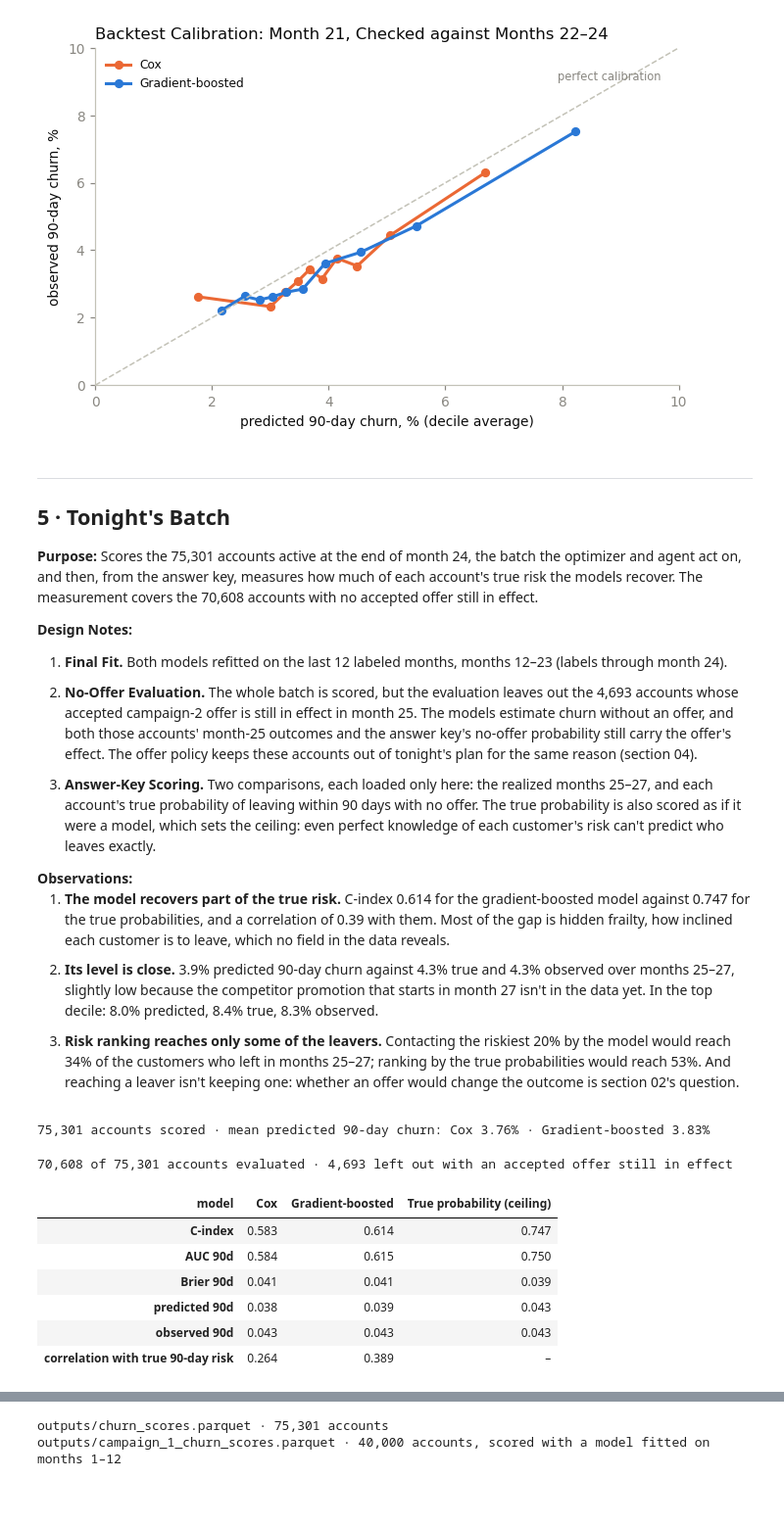
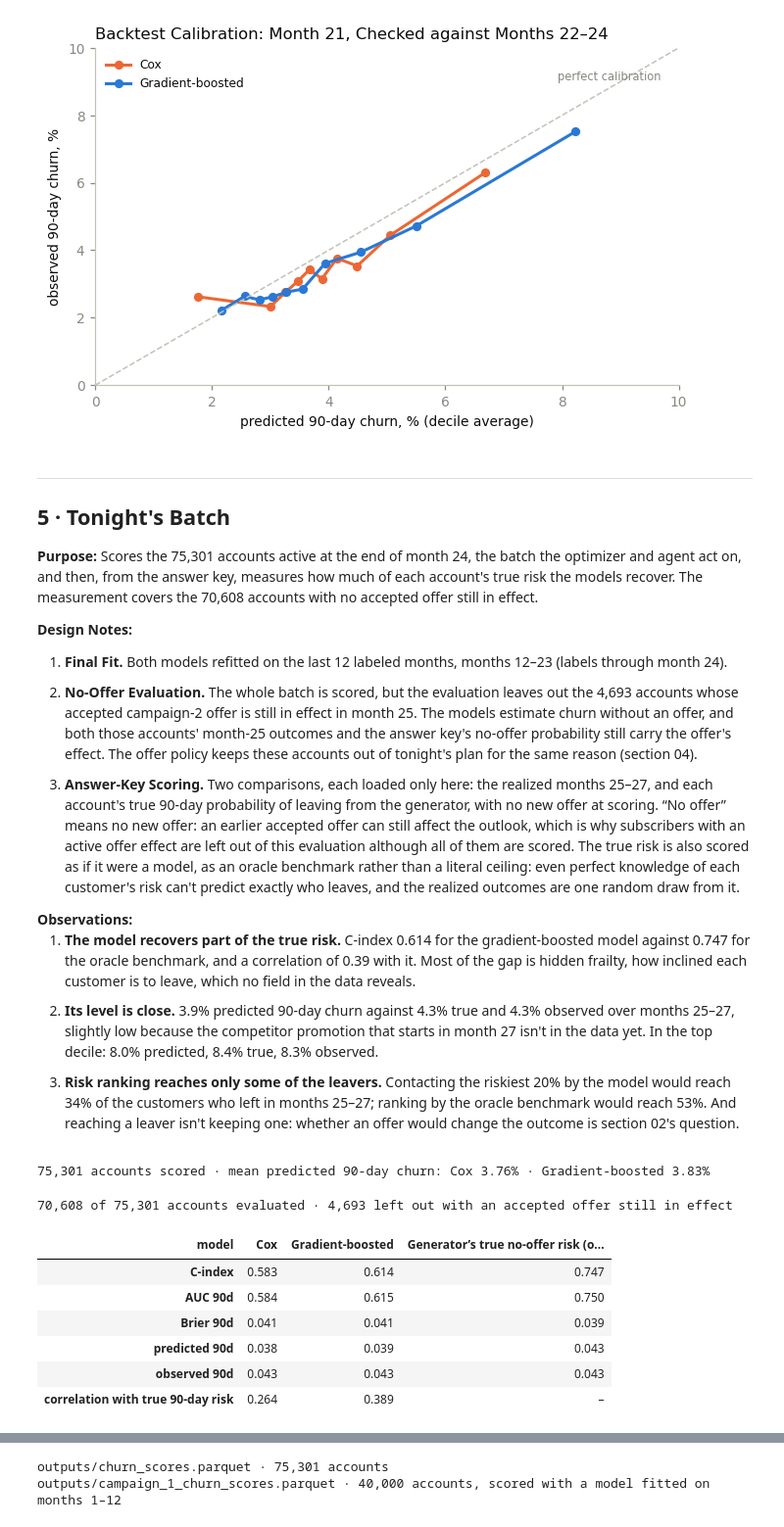
Before and after one commit to paforsey/data-science-portfolio, a Jupyter notebook: case-studies/customer-retention-agent/01_churn_survival.ipynb, the cells around one changed output, grey strips where cells are left out. Shown at 98% size. Drawn from its saved outputs; the diff is of its cells as text; code cells hidden in the pictures; blank space fills up the shorter version.

```diff
--- a/case-studies/customer-retention-agent/01_churn_survival.ipynb
+++ b/case-studies/customer-retention-agent/01_churn_survival.ipynb
@@ -490,13 +490,13 @@ plt.show()
 <ol style="margin-left: 0; padding-left: 1.25em;">
 <li style="margin-bottom: 0.7em;"><strong>Final Fit.</strong> Both models refitted on the last 12 labeled months, months 12–23 (labels through month 24).</li>
 <li style="margin-bottom: 0.7em;"><strong>No-Offer Evaluation.</strong> The whole batch is scored, but the evaluation leaves out the 4,693 accounts whose accepted campaign-2 offer is still in effect in month 25. The models estimate churn without an offer, and both those accounts' month-25 outcomes and the answer key's no-offer probability still carry the offer's effect. The offer policy keeps these accounts out of tonight's plan for the same reason (section 04).</li>
-<li style="margin-bottom: 0.7em;"><strong>Answer-Key Scoring.</strong> Two comparisons, each loaded only here: the realized months 25–27, and each account's true probability of leaving within 90 days with no offer. The true probability is also scored as if it were a model, which sets the ceiling: even perfect knowledge of each customer's risk can't predict who leaves exactly.</li>
+<li style="margin-bottom: 0.7em;"><strong>Answer-Key Scoring.</strong> Two comparisons, each loaded only here: the realized months 25–27, and each account's true 90-day probability of leaving from the generator, with no new offer at scoring. “No offer” means no new offer: an earlier accepted offer can still affect the outlook, which is why subscribers with an active offer effect are left out of this evaluation although all of them are scored. The true risk is also scored as if it were a model, as an oracle benchmark rather than a literal ceiling: even perfect knowledge of each customer's risk can't predict exactly who leaves, and the realized outcomes are one random draw from it.</li>
 </ol>
 <p style="margin-bottom: 0;"><strong>Observations:</strong></p>
 <ol style="margin-top: 0; margin-left: 0; padding-left: 1.25em;">
-<li style="margin-bottom: 0.7em;"><strong>The model recovers part of the true risk.</strong> C-index 0.614 for the gradient-boosted model against 0.747 for the true probabilities, and a correlation of 0.39 with them. Most of the gap is hidden frailty, how inclined each customer is to leave, which no field in the data reveals.</li>
+<li style="margin-bottom: 0.7em;"><strong>The model recovers part of the true risk.</strong> C-index 0.614 for the gradient-boosted model against 0.747 for the oracle benchmark, and a correlation of 0.39 with it. Most of the gap is hidden frailty, how inclined each customer is to leave, which no field in the data reveals.</li>
 <li style="margin-bottom: 0.7em;"><strong>Its level is close.</strong> 3.9% predicted 90-day churn against 4.3% true and 4.3% observed over months 25–27, slightly low because the competitor promotion that starts in month 27 isn't in the data yet. In the top decile: 8.0% predicted, 8.4% true, 8.3% observed.</li>
-<li style="margin-bottom: 0.7em;"><strong>Risk ranking reaches only some of the leavers.</strong> Contacting the riskiest 20% by the model would reach 34% of the customers who left in months 25–27; ranking by the true probabilities would reach 53%. And reaching a leaver isn't keeping one: whether an offer would change the outcome is section 02's question.</li>
+<li style="margin-bottom: 0.7em;"><strong>Risk ranking reaches only some of the leavers.</strong> Contacting the riskiest 20% by the model would reach 34% of the customers who left in months 25–27; ranking by the oracle benchmark would reach 53%. And reaching a leaver isn't keeping one: whether an offer would change the outcome is section 02's question.</li>
 </ol>
 </div>
 # %%
@@ -510,31 +510,31 @@ print(f'{len(tonight):,} accounts scored · mean predicted 90-day churn: '
 # %%
 # Score against the Answer Key
 truth = data.load_answer_key('truth_potential_outcomes').set_index('account_id')
 future = data.load_answer_key('future_panel')
 leave_future = months_to_leave(future, N_MONTHS)
 
 # An accepted offer still changes churn in month 25, so those accounts are left out of the no-offer evaluation
 in_effect = F.in_accepted_offer_window(tonight, campaigns)
 scored = tonight[~in_effect]
 true_p90 = truth.loc[scored['account_id'], 'p_churn_90_control'].to_numpy()
 print(f'{len(scored):,} of {len(tonight):,} accounts evaluated · {in_effect.sum():,} left out with an accepted offer still in effect')
 
 rows = []
 for name, probabilities in scores.items():
     result = evaluate(name, probabilities.loc[scored.index], scored, leave_future)
     result['correlation with true 90-day risk'] = np.corrcoef(probabilities.loc[scored.index, 'p_churn_90'], true_p90)[0, 1]
     rows.append(result)
 months_future = scored['account_id'].map(leave_future)
-rows.append({'model': 'True probability (ceiling)',
+rows.append({'model': 'Generator’s true no-offer risk (oracle benchmark)',
              'C-index': concordance_index(months_future.fillna(3.5), -true_p90, months_future.notna()),
              'AUC 90d': roc_auc_score((months_future <= 3).astype(int), true_p90),
              'Brier 90d': brier_score_loss((months_future <= 3).astype(int), true_p90),
              'predicted 90d': true_p90.mean(), 'observed 90d': (months_future <= 3).mean()})
 final = pd.DataFrame(rows).set_index('model')
 display(final[['C-index', 'AUC 90d', 'Brier 90d', 'predicted 90d', 'observed 90d', 'correlation with true 90-day risk']].T.style.format('{:.3f}', na_rep = '–'))
 # %% [output]
 70,608 of 75,301 accounts evaluated · 4,693 left out with an accepted offer still in effect
-| model | Cox | Gradient-boosted | True probability (ceiling) |
+| model | Cox | Gradient-boosted | Generator’s true no-offer risk (o... |
 | C-index | 0.583 | 0.614 | 0.747 |
 | AUC 90d | 0.584 | 0.615 | 0.750 |
 | Brier 90d | 0.041 | 0.041 | 0.039 |
```
Also changed, not shown: parts of 7 cells of this notebook.
